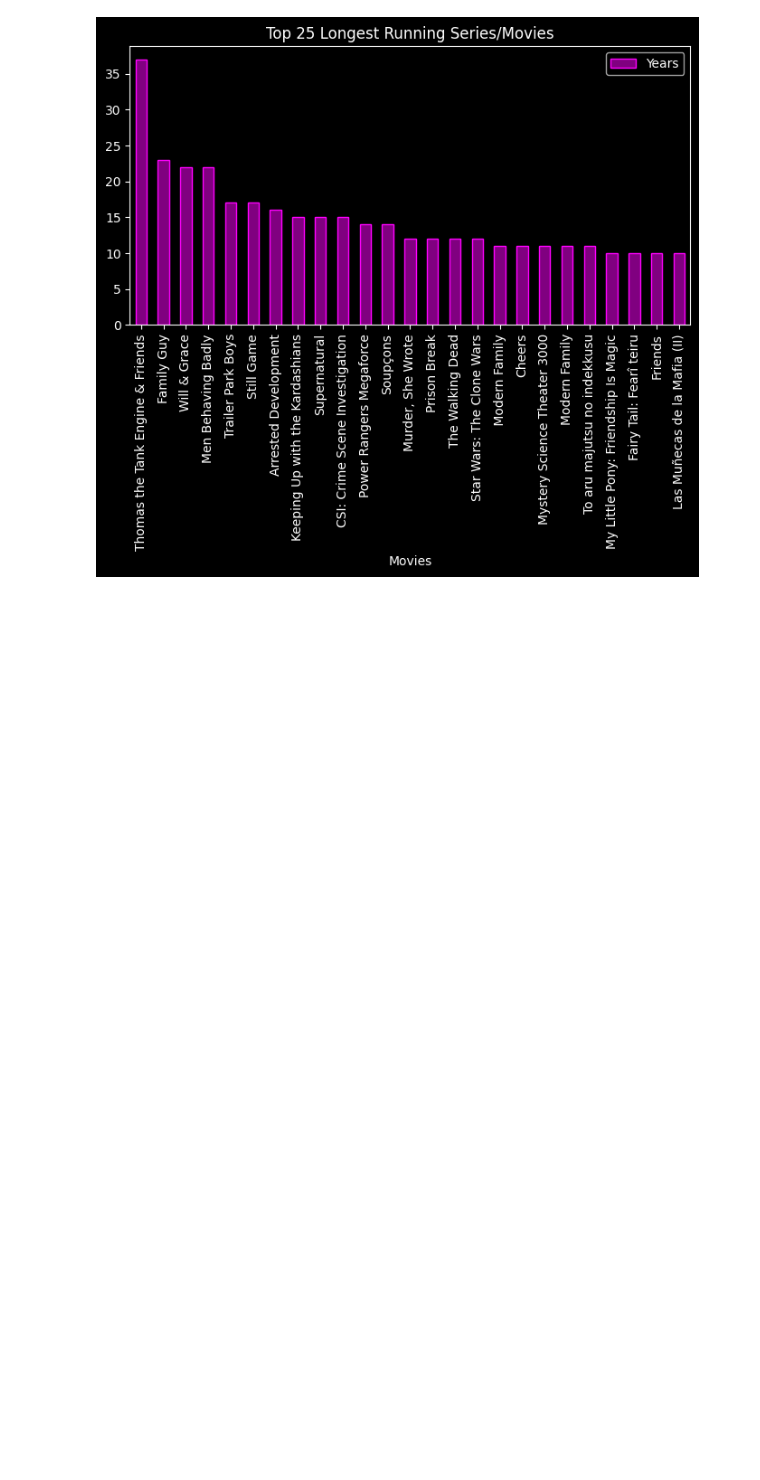
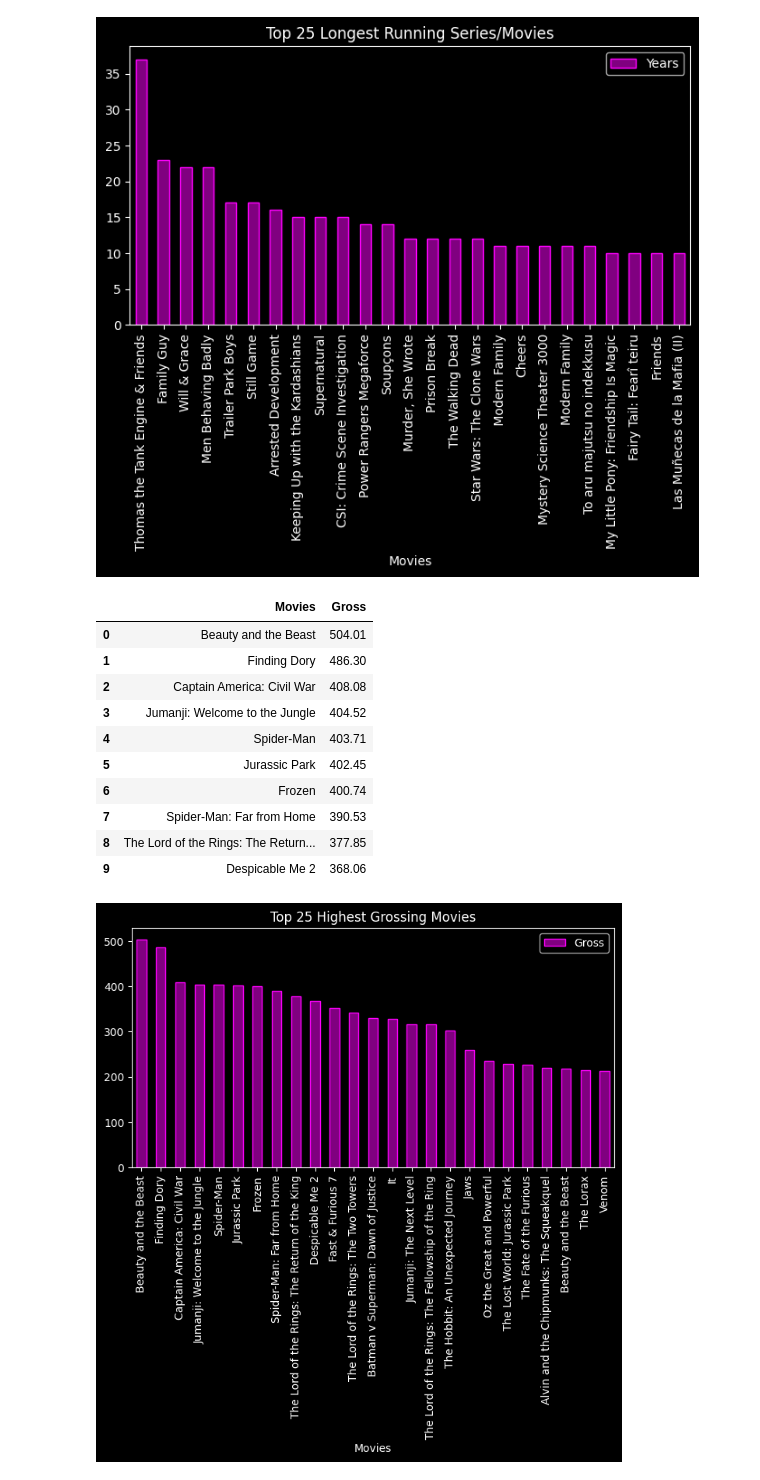
Before and after one commit to FayRd/Movies-Data-Analysis, a Jupyter notebook: data_visualisation.ipynb, the cells around one changed output. Saved outputs shown, nothing was run; the diff lists cells and outputs as text; code cells hidden in the pictures; blank space fills up the shorter version.

```diff
--- a/data_visualisation.ipynb
+++ b/data_visualisation.ipynb
@@ -211,3 +214,26 @@ plots.append(fig6)
 | 8 | Supernatural | 2005 | 2020 | 15 |
 | 9 | CSI: Crime Scene Investigation | 2000 | 2015 | 15 |
 [figure]
+# %%
+# 7. Highest Grossing Movies
+df_view_7 = df[['Movies', 'Gross']].copy()
+df_view_7 = df_view_7.sort_values(by='Gross', ascending=False)
+
+display(df_view_7.head(show_rows).reset_index(drop=True))
+
+fig7, ax7 = plt.subplots(figsize=(8, 4))
+df_view_7.head(25).plot(kind='bar', x='Movies', y='Gross', color='purple', edgecolor='magenta', figsize=(8, 4), title='Top 25 Highest Grossing Movies', ax=ax7)
+plots.append(fig7)
+# %% [output]
+|  | Movies | Gross |
+| 0 | Beauty and the Beast | 504.01 |
+| 1 | Finding Dory | 486.30 |
+| 2 | Captain America: Civil War | 408.08 |
+| 3 | Jumanji: Welcome to the Jungle | 404.52 |
+| 4 | Spider-Man | 403.71 |
+| 5 | Jurassic Park | 402.45 |
+| 6 | Frozen | 400.74 |
+| 7 | Spider-Man: Far from Home | 390.53 |
+| 8 | The Lord of the Rings: The Return... | 377.85 |
+| 9 | Despicable Me 2 | 368.06 |
+[figure, added]
```
Also changed, not shown: parts of 6 cells of this notebook, 5 other files.
